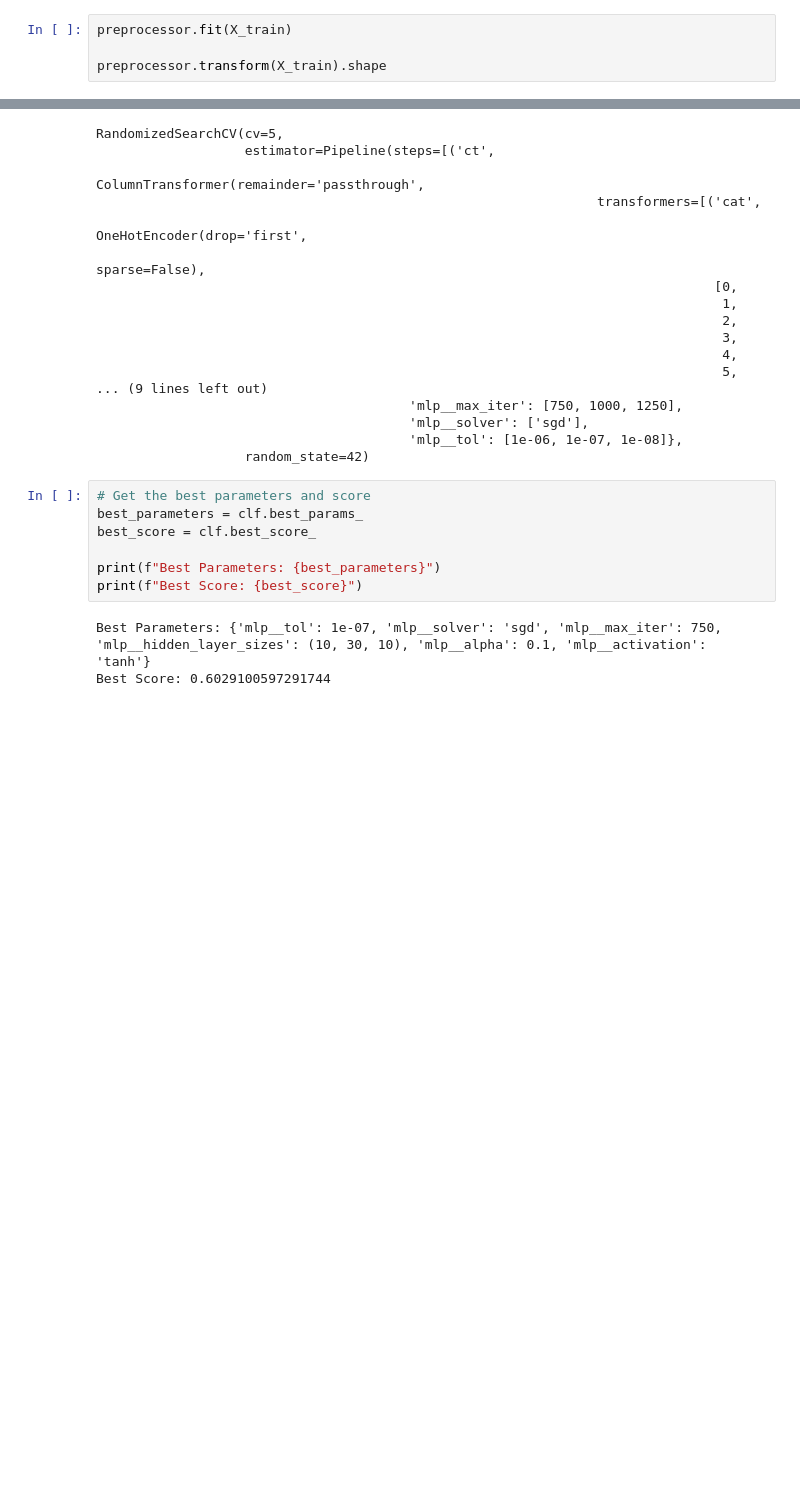
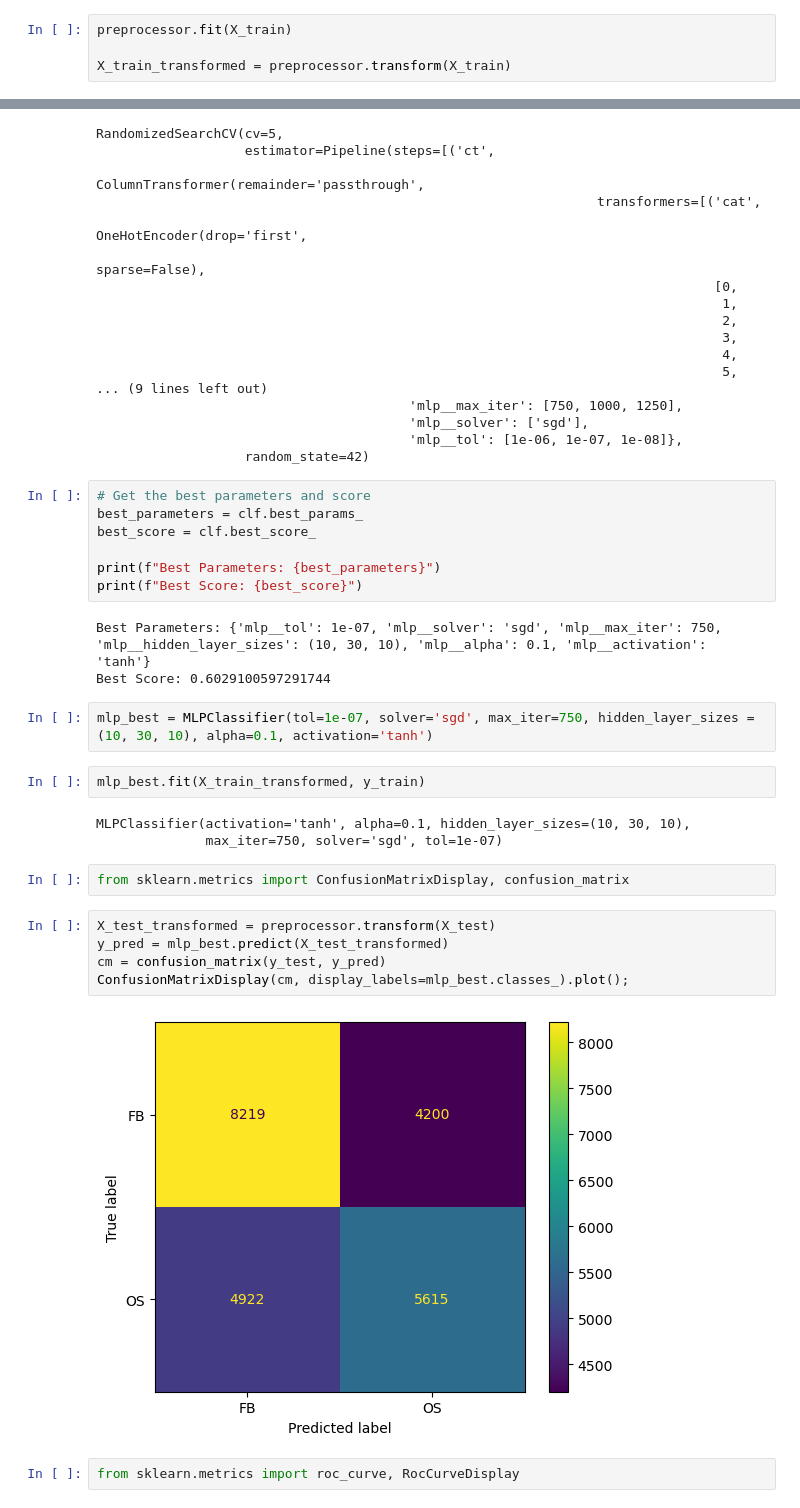
Before and after one commit to basstraining/pitch_predictor, a Jupyter notebook: notebooks/nathan_win_modeling_mlp.ipynb, the cells around one changed output, grey strips where cells are left out. Drawn from its saved outputs; the diff is of its cells as text; blank space fills up the shorter version.

```diff
--- a/notebooks/nathan_win_modeling_mlp.ipynb
+++ b/notebooks/nathan_win_modeling_mlp.ipynb
@@ -125,4 +125,4 @@ preprocessor = ColumnTransformer(transformers=
 # %%
 preprocessor.fit(X_train)
 
-preprocessor.transform(X_train).shape
+X_train_transformed = preprocessor.transform(X_train)
@@ -183,3 +181,21 @@ print(f"Best Score: {best_score}")
 # %% [output]
 Best Parameters: {'mlp__tol': 1e-07, 'mlp__solver': 'sgd', 'mlp__max_iter': 750, 'mlp__hidden_layer_sizes': (10, 30, 10), 'mlp__alpha': 0.1, 'mlp__activation': 'tanh'}
 Best Score: 0.6029100597291744
+# %%
+mlp_best = MLPClassifier(tol=1e-07, solver='sgd', max_iter=750, hidden_layer_sizes = (10, 30, 10), alpha=0.1, activation='tanh')
+# %%
+mlp_best.fit(X_train_transformed, y_train)
+# %% [output]
+MLPClassifier(activation='tanh', alpha=0.1, hidden_layer_sizes=(10, 30, 10),
+              max_iter=750, solver='sgd', tol=1e-07)
+# %%
+from sklearn.metrics import ConfusionMatrixDisplay, confusion_matrix
+# %%
+X_test_transformed = preprocessor.transform(X_test)
+y_pred = mlp_best.predict(X_test_transformed)
+cm = confusion_matrix(y_test, y_pred)
+ConfusionMatrixDisplay(cm, display_labels=mlp_best.classes_).plot();
+# %% [output]
+[figure, added]
+# %%
+from sklearn.metrics import roc_curve, RocCurveDisplay
```
Also changed, not shown: parts of 3 cells of this notebook.
